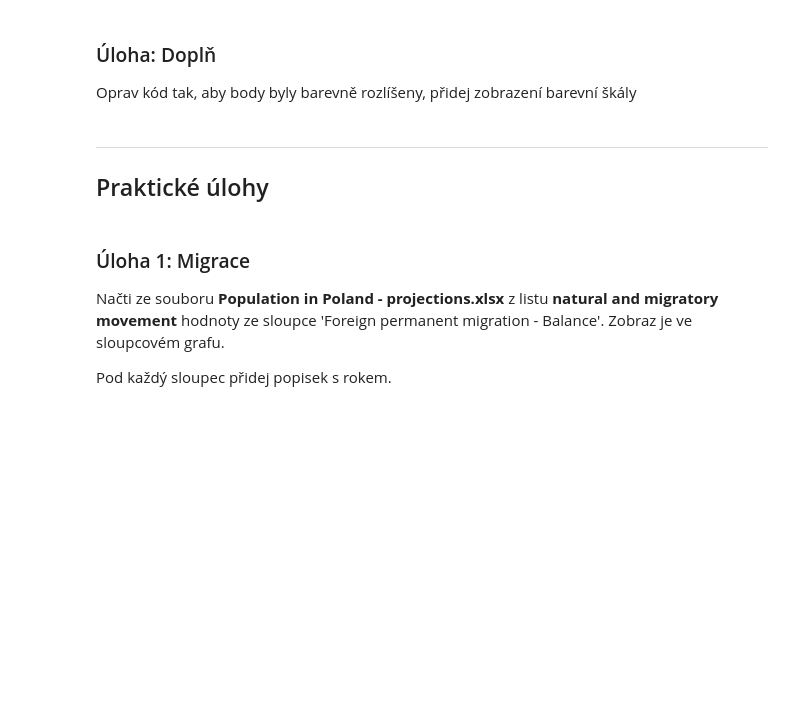
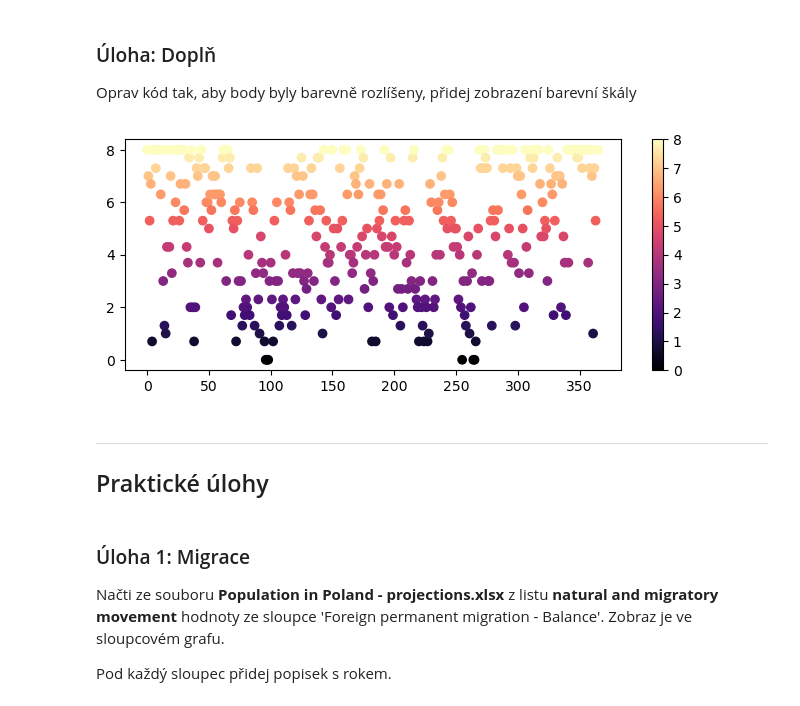
Before and after one commit to danakozakova/Python-CodersLab, a Jupyter notebook: Day_7/Day_7_02_Advanced_plots_reseni.ipynb, the cells around one changed output. Saved outputs shown, nothing was run; the diff lists cells and outputs as text; code cells hidden in the pictures; blank space fills up the shorter version.

```diff
--- a/Day_7/Day_7_02_Advanced_plots_reseni.ipynb
+++ b/Day_7/Day_7_02_Advanced_plots_reseni.ipynb
@@ -542,9 +594,16 @@ plt.show()
 Oprav kód tak, aby body byly barevně rozlíšeny, přidej zobrazení barevní škály
 # %%
 # Přidej metodu pro zobrazení barevné škály:
-plt.figure(figsize=(10, 6))
-plt.scatter(df.index, df['avg_cloud'])
+plt.figure(figsize=(8, 3))
+plt.scatter(df.index,
+            df['avg_cloud'],
+            c = df['avg_cloud'],
+            cmap = 'magma'
+           )
+plt.colorbar()
 plt.show()
+# %% [output]
+[figure, added]
 # %% [markdown]
 ---
 ## Praktické úlohy
```
Also changed, not shown: parts of 32 cells of this notebook.
